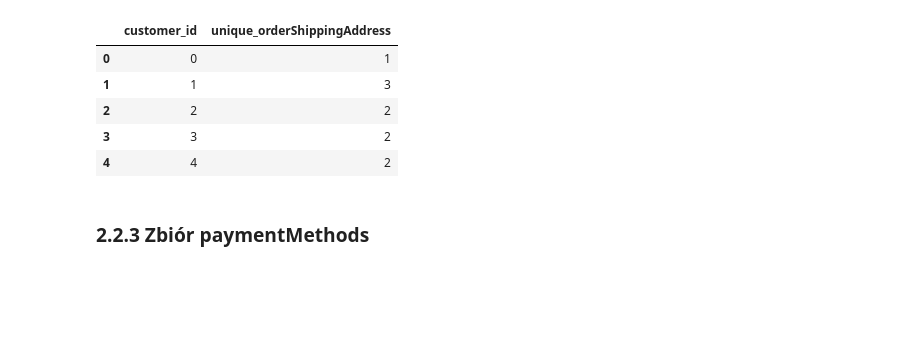
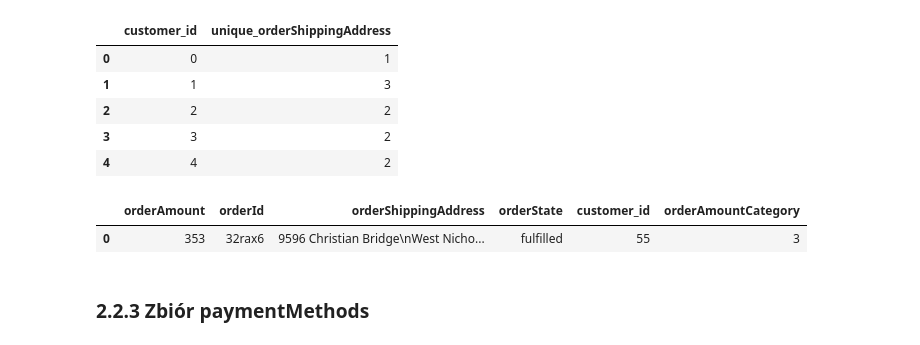
Before and after one commit to azawalich/unravelin-code-test-data-science, a Jupyter notebook: zadanie.ipynb, the cells around one changed output. Drawn from its saved outputs; the diff is of its cells as text; code cells hidden in the pictures; blank space fills up the shorter version.

```diff
--- a/zadanie.ipynb
+++ b/zadanie.ipynb
@@ -293,6 +297,14 @@ orders_repeatedAddress.head()
 | 2 | 2 | 2 |
 | 3 | 3 | 2 |
 | 4 | 4 | 2 |
+# %%
+# sprawdzam, czy są klienci z outlierowymi zamówieniami
+outlier_clients_to_delete = orders_df[orders_df['orderAmount'] > orders_df['orderAmount'].quantile(0.999)]['customer_id'].tolist()
+# %%
+orders_df[orders_df['customer_id'].isin(outlier_clients_to_delete)]
+# %% [output]
+|  | orderAmount | orderId | orderShippingAddress | orderState | customer_id | orderAmountCategory |
+| 0 | 353 | 32rax6 | 9596 Christian Bridge\nWest Nicho... | fulfilled | 55 | 3 |
 # %% [markdown]
 ### 2.2.3 Zbiór paymentMethods
 # %%
```
Also changed, not shown: parts of 39 cells of this notebook.
